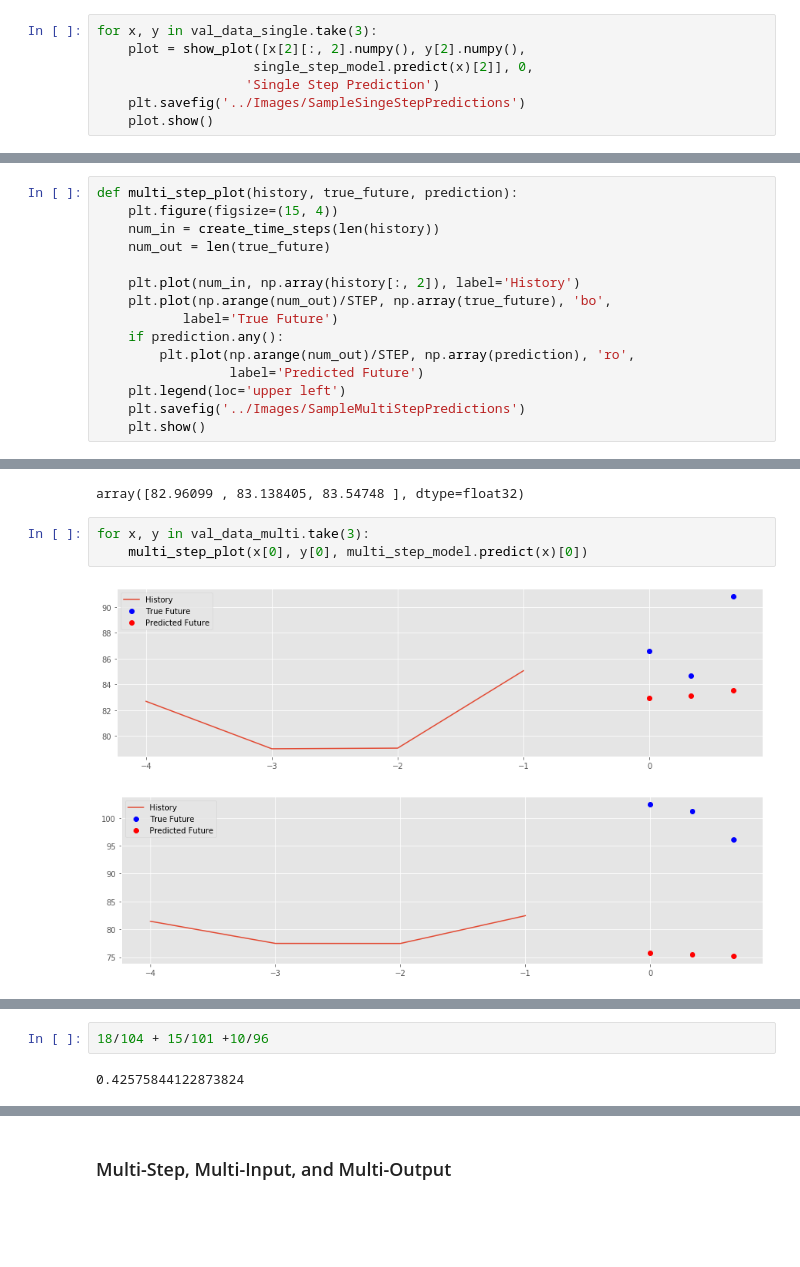
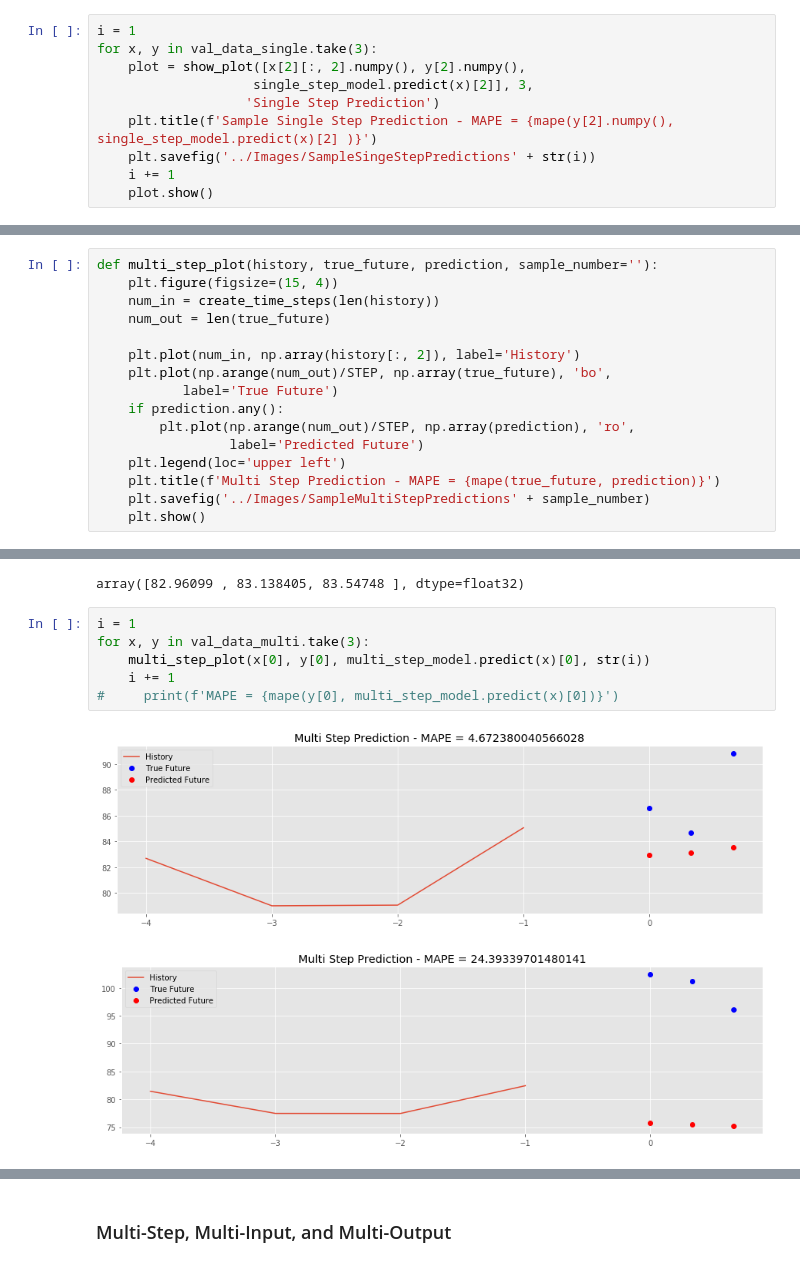
Before and after one commit to ArunMitra/Wholesale-Tea-Price-Prediction, a Jupyter notebook: Notebooks/tea_model_exploration_LSTM.ipynb, the cells around one changed output, grey strips where cells are left out. Saved outputs shown, nothing was run; the diff lists cells and outputs as text; blank space fills up the shorter version.

```diff
--- a/Notebooks/tea_model_exploration_LSTM.ipynb
+++ b/Notebooks/tea_model_exploration_LSTM.ipynb
@@ -767,10 +767,13 @@ plot_train_history(single_step_history,
 #### Predict a single step future
 Now that the model is trained, let's make a few sample predictions. The model is given the history of three features over the past n_prev weeks, and is to predict the price 3 weeks into the future. The plot only displays the past prices. Since the prediction is made 3 weeks into the future, there is a gap between the history and prediction).
 # %%
+i = 1
 for x, y in val_data_single.take(3):
     plot = show_plot([x[2][:, 2].numpy(), y[2].numpy(),
-                    single_step_model.predict(x)[2]], 0,
+                    single_step_model.predict(x)[2]], 3,
                    'Single Step Prediction')
-    plt.savefig('../Images/SampleSingeStepPredictions')
+    plt.title(f'Sample Single Step Prediction - MAPE = {mape(y[2].numpy(), single_step_model.predict(x)[2] )}')
+    plt.savefig('../Images/SampleSingeStepPredictions' + str(i))
+    i += 1
     plot.show()
 # %% [output]
@@ -815,7 +818,7 @@ val_data_multi = val_data_multi.batch(BATCH_SIZE).repeat()
 # %% [markdown]
 Plotting a sample data-point.
 # %%
-def multi_step_plot(history, true_future, prediction):
+def multi_step_plot(history, true_future, prediction, sample_number=''):
     plt.figure(figsize=(15, 4))
     num_in = create_time_steps(len(history))
     num_out = len(true_future)
@@ -827,7 +830,8 @@ def multi_step_plot(history, true_future, prediction):
         plt.plot(np.arange(num_out)/STEP, np.array(prediction), 'ro',
                  label='Predicted Future')
     plt.legend(loc='upper left')
-    plt.savefig('../Images/SampleMultiStepPredictions')
+    plt.title(f'Multi Step Prediction - MAPE = {mape(true_future, prediction)}')
+    plt.savefig('../Images/SampleMultiStepPredictions' + sample_number)
     plt.show()
 # %%
 # for x, y in train_data_multi.take(1):
@@ -915,8 +919,11 @@ multi_step_model.predict(x)[0]
 # %% [output]
 array([82.96099 , 83.138405, 83.54748 ], dtype=float32)
 # %%
+i = 1
 for x, y in val_data_multi.take(3):
-    multi_step_plot(x[0], y[0], multi_step_model.predict(x)[0])
+    multi_step_plot(x[0], y[0], multi_step_model.predict(x)[0], str(i))
+    i += 1
+#     print(f'MAPE = {mape(y[0], multi_step_model.predict(x)[0])}')
 # %% [output]
-[figure, old version]
+[figure, new version]
-[figure, old version]
+[figure, new version]
@@ -924,4 +930,0 @@ for x, y in val_data_multi.take(3):
-# %%
-18/104 + 15/101 +10/96
-# %% [output]
-0.42575844122873824
```
Also changed, not shown: parts of 3 cells of this notebook, 6 other files.
